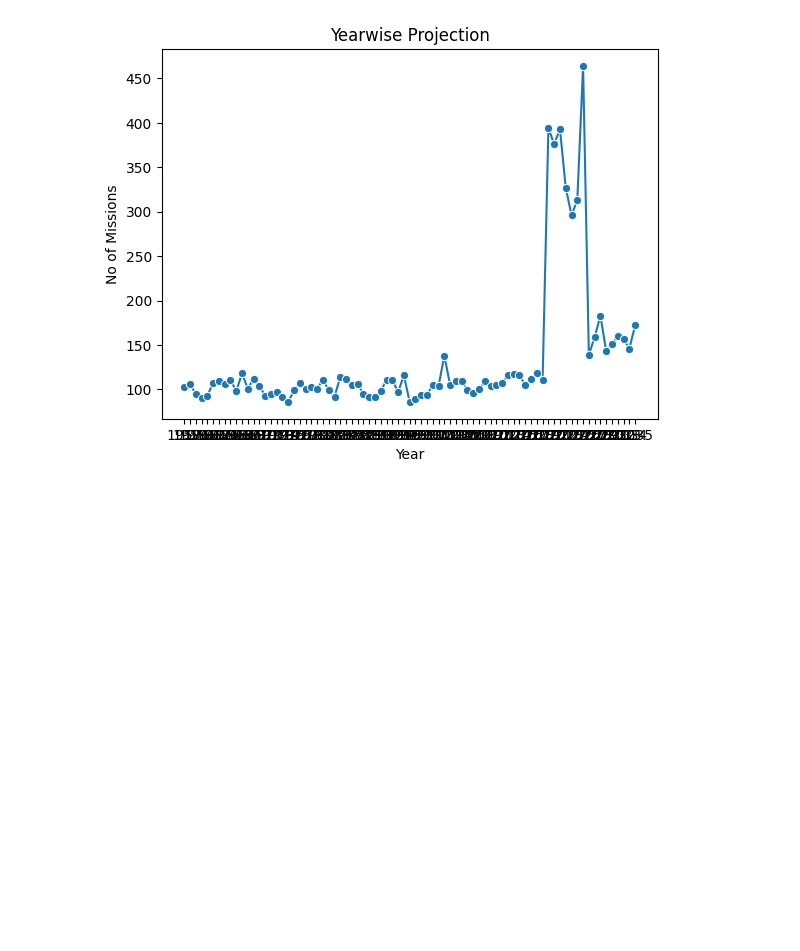
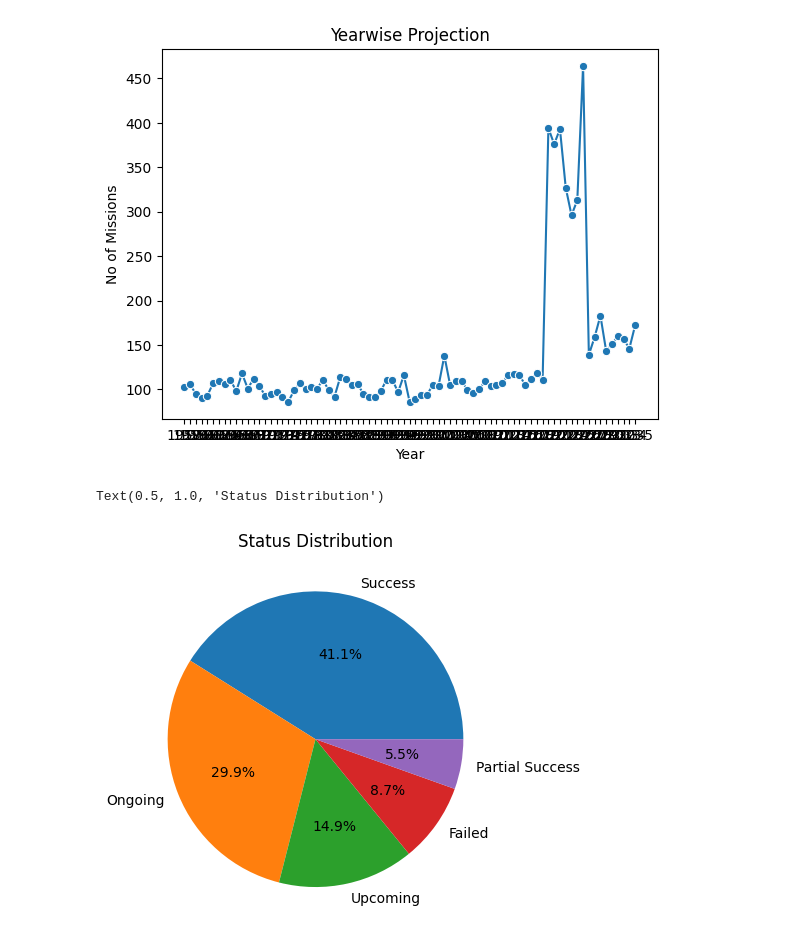
Before and after one commit to NigHtMare16K/space-mission-intelligence-platform, a Jupyter notebook: dashboard.ipynb, the cells around one changed output. Drawn from its saved outputs; the diff is of its cells as text; code cells hidden in the pictures; blank space fills up the shorter version.

```diff
--- a/dashboard.ipynb
+++ b/dashboard.ipynb
@@ -241,3 +241,13 @@ fig.update_traces(
 )
 
 fig.show()
+# %%
+status_val = df['Status'].value_counts().values
+# %%
+status = df['Status'].value_counts().index
+# %%
+plt.pie(status_val,labels=status,autopct='%1.1f%%')
+plt.title('Status Distribution')
+# %% [output]
+Text(0.5, 1.0, 'Status Distribution')
+[figure, added]
```
Also changed, not shown: parts of 5 cells of this notebook.
